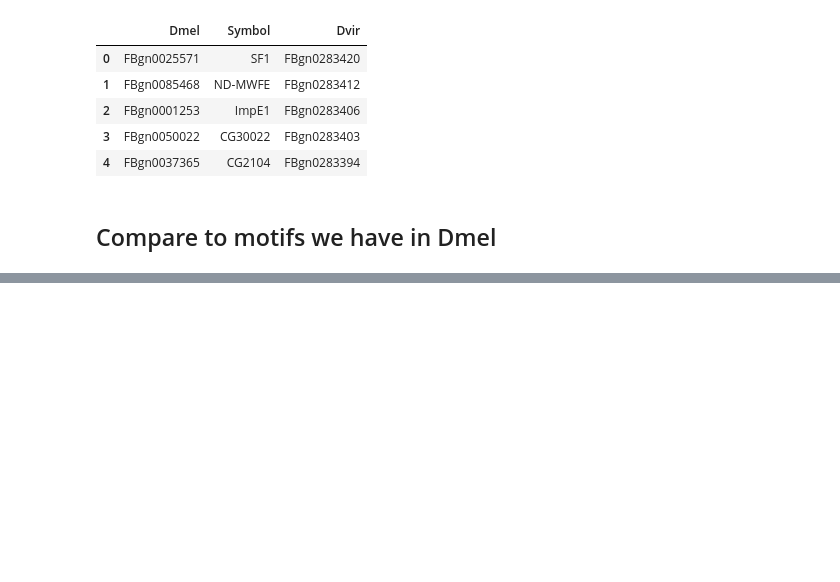
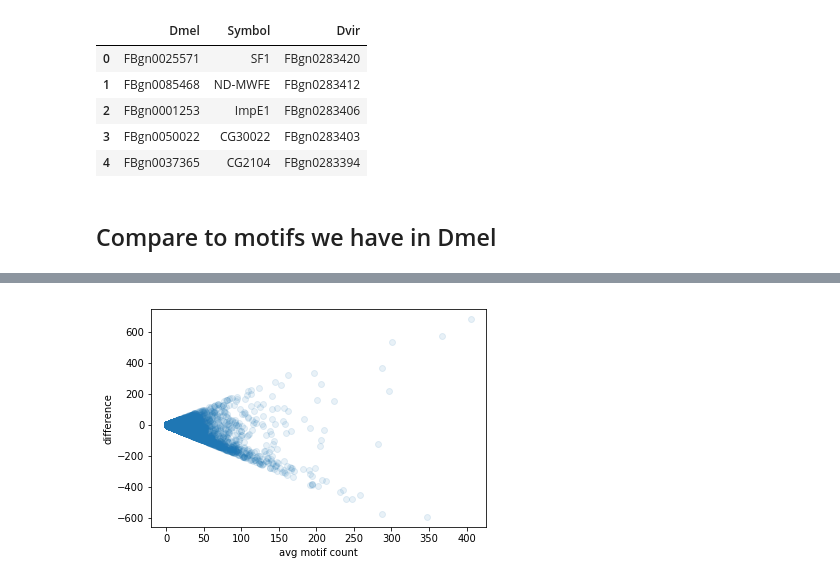
Before and after one commit to isabelleberger/s2cell-prior, a Jupyter notebook: notebook/2018-02-16_fimo_w_virilis.ipynb, the cells around one changed output, grey strips where cells are left out. Saved outputs shown, nothing was run; the diff lists cells and outputs as text; code cells hidden in the pictures; blank space fills up the shorter version.

```diff
--- a/notebook/2018-02-16_fimo_w_virilis.ipynb
+++ b/notebook/2018-02-16_fimo_w_virilis.ipynb
@@ -314,0 +327,9 @@ table_ = sumattempt[['motif_fbgn','target_gene','dmel_count','dvir_count']]
+# %%
+table_['difference'] = table_.dmel_count - table_.dvir_count
+# %%
+plt.scatter(table_.mean_count, table_.difference, alpha=0.1)
+plt.xlabel('avg motif count')
+plt.ylabel('difference')
+plt.show()
+# %% [output]
+[figure, added]
```
Also changed, not shown: parts of 78 cells of this notebook.
